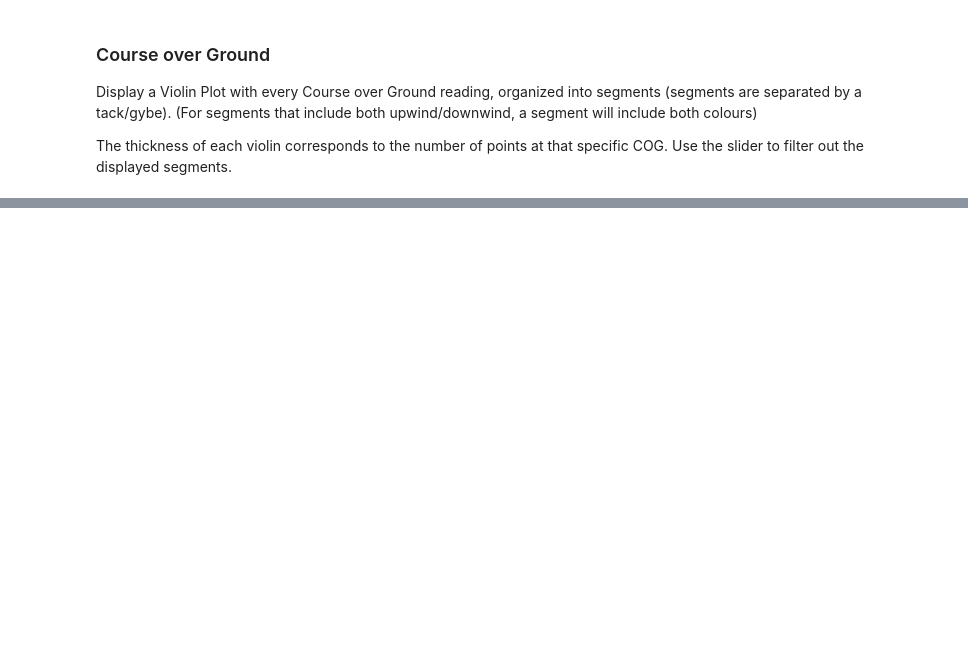
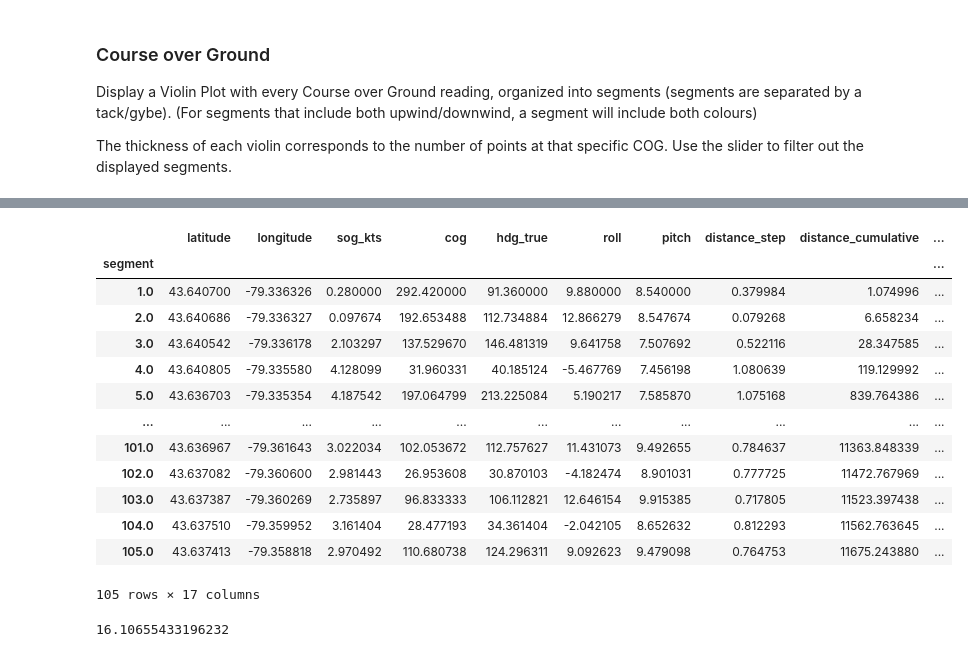
Before and after one commit to dtredger/gpx-analytics, a Jupyter notebook: Untitled.ipynb, the cells around one changed output, grey strips where cells are left out. Saved outputs shown, nothing was run; the diff lists cells and outputs as text; code cells hidden in the pictures; blank space fills up the shorter version.

```diff
--- a/Untitled.ipynb
+++ b/Untitled.ipynb
@@ -262,0 +347,22 @@ Name: 4122, dtype: object
+# %%
+f=session.df
+g=f.groupby('segment')#, axis="columns")
+
+g.mean(numeric_only=True)
+
+# g.sum('time_diff')
+# %% [output]
+|  | latitude | longitude | sog_kts | cog | hdg_true | roll | pitch | distance_step | distance_cumulative | ... |
+| segment |  |  |  |  |  |  |  |  |  | ... |
+| 1.0 | 43.640700 | -79.336326 | 0.280000 | 292.420000 | 91.360000 | 9.880000 | 8.540000 | 0.379984 | 1.074996 | ... |
+| 2.0 | 43.640686 | -79.336327 | 0.097674 | 192.653488 | 112.734884 | 12.866279 | 8.547674 | 0.079268 | 6.658234 | ... |
+| 3.0 | 43.640542 | -79.336178 | 2.103297 | 137.529670 | 146.481319 | 9.641758 | 7.507692 | 0.522116 | 28.347585 | ... |
+| 4.0 | 43.640805 | -79.335580 | 4.128099 | 31.960331 | 40.185124 | -5.467769 | 7.456198 | 1.080639 | 119.129992 | ... |
+| 5.0 | 43.636703 | -79.335354 | 4.187542 | 197.064799 | 213.225084 | 5.190217 | 7.585870 | 1.075168 | 839.764386 | ... |
+| ... | ... | ... | ... | ... | ... | ... | ... | ... | ... | ... |
+| 101.0 | 43.636967 | -79.361643 | 3.022034 | 102.053672 | 112.757627 | 11.431073 | 9.492655 | 0.784637 | 11363.848339 | ... |
+| 102.0 | 43.637082 | -79.360600 | 2.981443 | 26.953608 | 30.870103 | -4.182474 | 8.901031 | 0.777725 | 11472.767969 | ... |
+| 103.0 | 43.637387 | -79.360269 | 2.735897 | 96.833333 | 106.112821 | 12.646154 | 9.915385 | 0.717805 | 11523.397438 | ... |
+| 104.0 | 43.637510 | -79.359952 | 3.161404 | 28.477193 | 34.361404 | -2.042105 | 8.652632 | 0.812293 | 11562.763645 | ... |
+| 105.0 | 43.637413 | -79.358818 | 2.970492 | 110.680738 | 124.296311 | 9.092623 | 9.479098 | 0.764753 | 11675.243880 | ... |
+105 rows × 17 columns
@@ -262,0 +375,4 @@ Name: 4122, dtype: object
+# %%
+np.mean(session.df['leeway'])
+# %% [output]
+16.10655433196232
```
Also changed, not shown: parts of 16 cells of this notebook, 7 other files.
